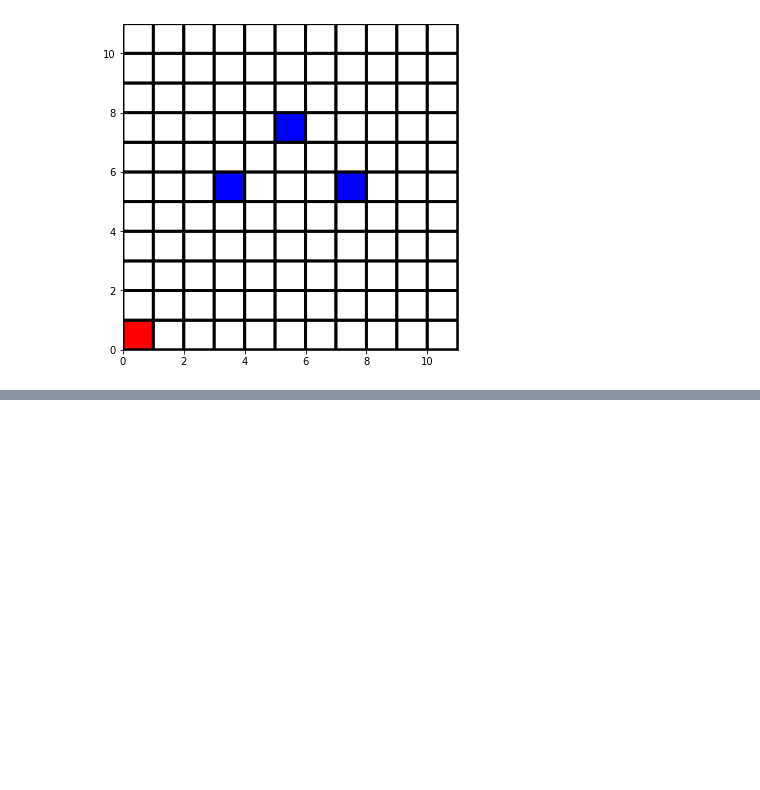
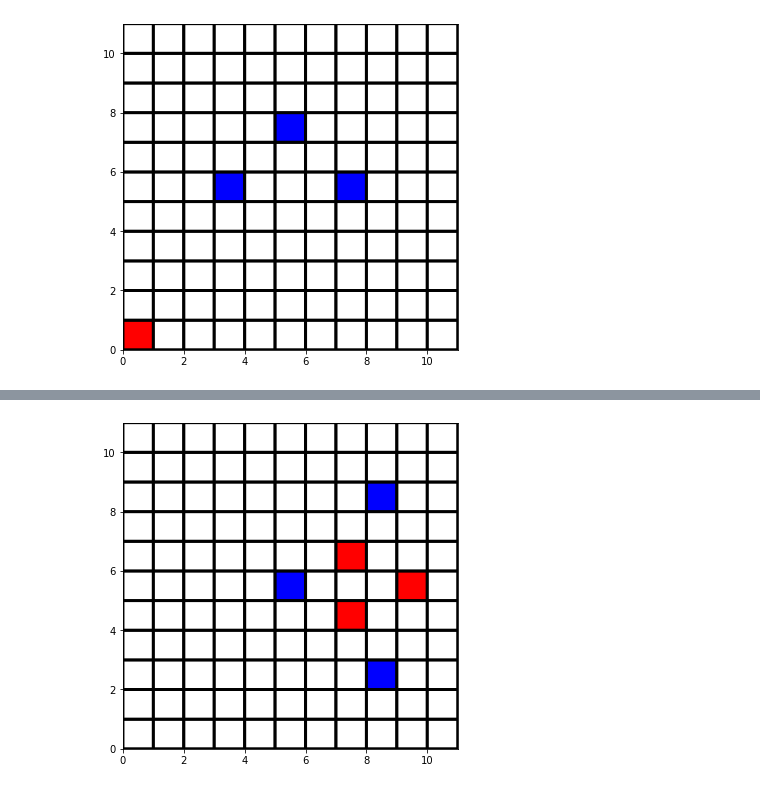
Before and after one commit to Jean-BaptisteLy/Negotiation, a Jupyter notebook: Mini-projet.ipynb, the cells around one changed output, grey strips where cells are left out. Drawn from its saved outputs; the diff is of its cells as text; code cells hidden in the pictures; blank space fills up the shorter version.

```diff
--- a/Mini-projet.ipynb
+++ b/Mini-projet.ipynb
@@ -110,0 +126,11 @@ circle.display_grid()
+# %%
+triangle = env.World(11)
+#agents_triangle = triangle.create_agents([(1,6),(6,6),(9,9),(9,3)])
+#objects_triangle = triangle.create_objects([(3,7),(4,5),(8,5),(8,7),(10,6)])
+agents_triangle = triangle.create_agents([(6,6),(9,9),(9,3)])
+objects_triangle = triangle.create_objects([(8,5),(8,7),(10,6)])
+greaterValue_triangle = 2
+triangle.display_grid()
+d_triangle = 5
+# %% [output]
+[figure, added]
```
Also changed, not shown: parts of 6 cells of this notebook, 2 other files.
